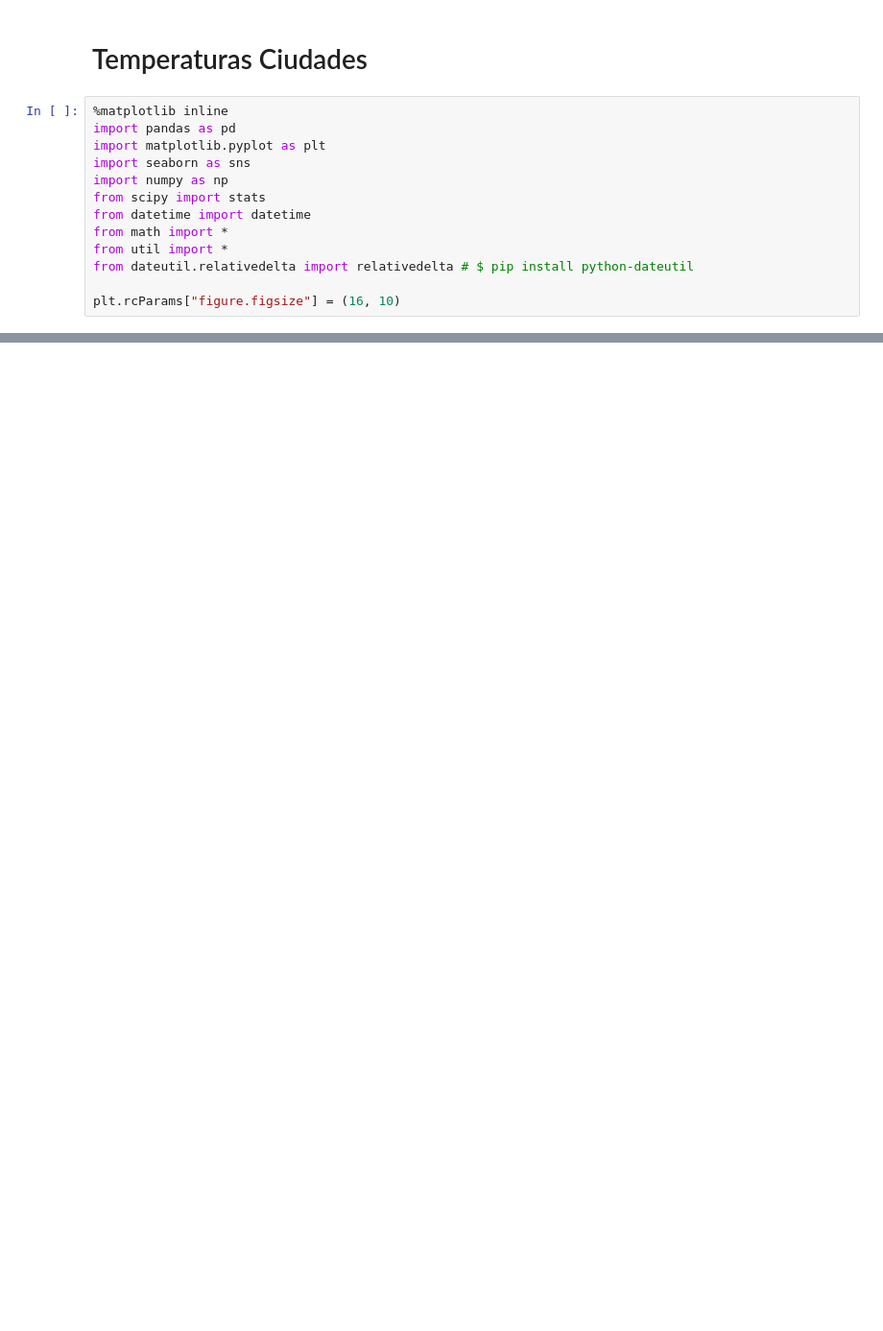
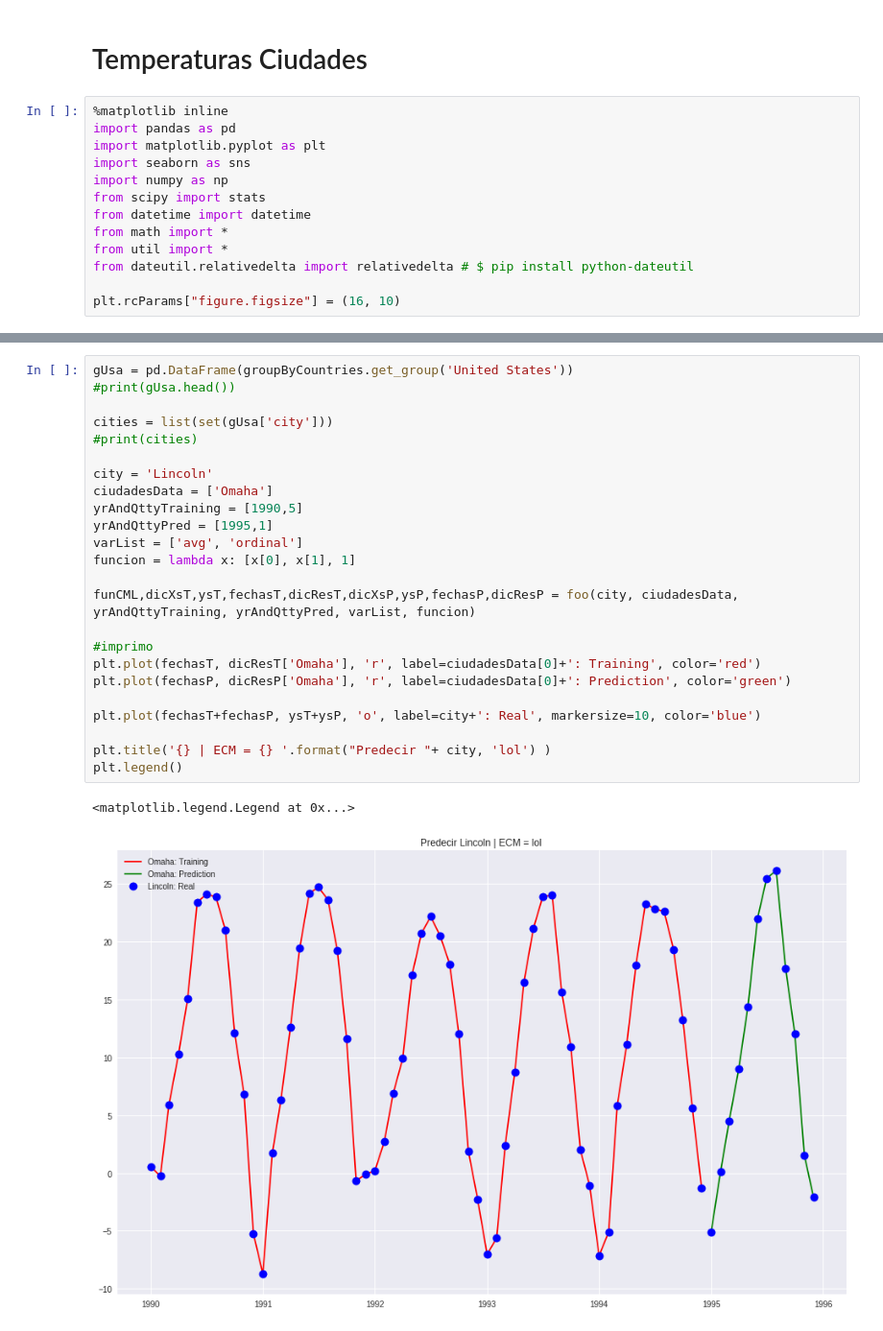
Before and after one commit to smcsicardi/metnum-tp3, a Jupyter notebook: temperaturas ciudades.ipynb, the cells around one changed output, grey strips where cells are left out. Shown at 96% size. Drawn from its saved outputs; the diff is of its cells as text; blank space fills up the shorter version.

Commit message:
funcion magica para medir en las ciudades, leer todo

```diff
--- a/temperaturas ciudades.ipynb
+++ b/temperaturas ciudades.ipynb
@@ -214,0 +189,27 @@ plt.legend()
+# %%
+gUsa = pd.DataFrame(groupByCountries.get_group('United States'))
+#print(gUsa.head())
+
+cities = list(set(gUsa['city']))
+#print(cities)
+
+city = 'Lincoln'
+ciudadesData = ['Omaha']
+yrAndQttyTraining = [1990,5]
+yrAndQttyPred = [1995,1]
+varList = ['avg', 'ordinal']
+funcion = lambda x: [x[0], x[1], 1]
+
+funCML,dicXsT,ysT,fechasT,dicResT,dicXsP,ysP,fechasP,dicResP = foo(city, ciudadesData, yrAndQttyTraining, yrAndQttyPred, varList, funcion)
+
+#imprimo
+plt.plot(fechasT, dicResT['Omaha'], 'r', label=ciudadesData[0]+': Training', color='red')
+plt.plot(fechasP, dicResP['Omaha'], 'r', label=ciudadesData[0]+': Prediction', color='green')
+
+plt.plot(fechasT+fechasP, ysT+ysP, 'o', label=city+': Real', markersize=10, color='blue')
+
+plt.title('{} | ECM = {} '.format("Predecir "+ city, 'lol') )
+plt.legend()
+# %% [output]
+<matplotlib.legend.Legend at 0x...>
+[figure, added]
```
Also changed, not shown: parts of 7 cells of this notebook, 1 other file.
